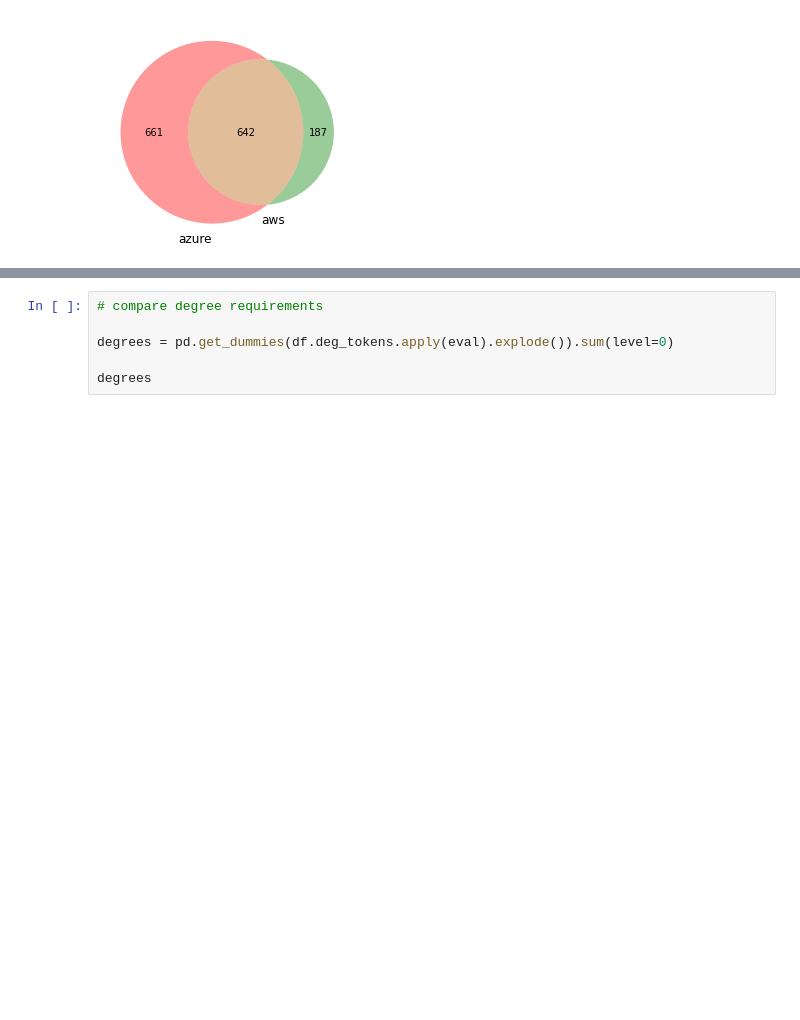
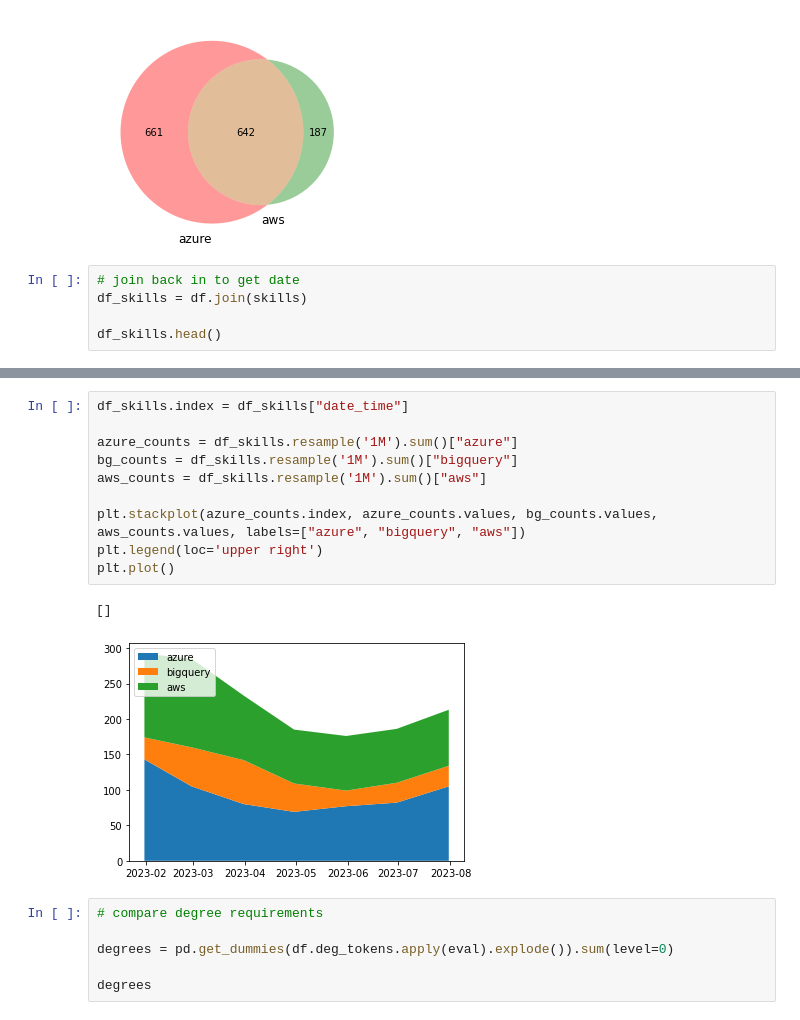
Before and after one commit to F-said/cert-quick-picks, a Jupyter notebook: mvp/eda.ipynb, the cells around one changed output, grey strips where cells are left out. Cells and saved outputs as stored; diff of their text form; blank space fills up the shorter version.

```diff
--- a/mvp/eda.ipynb
+++ b/mvp/eda.ipynb
@@ -192,3 +204,8 @@ venn2(subsets=counts2, set_labels = ("azure", "aws"))
 plt.show()
 # %% [output]
 [figure]
+# %%
+# join back in to get date
+df_skills = df.join(skills)
+
+df_skills.head()
@@ -195,3 +220,16 @@ plt.show()
+# %%
+df_skills.index = df_skills["date_time"]
+
+azure_counts = df_skills.resample('1M').sum()["azure"]
+bg_counts = df_skills.resample('1M').sum()["bigquery"]
+aws_counts = df_skills.resample('1M').sum()["aws"]
+
+plt.stackplot(azure_counts.index, azure_counts.values, bg_counts.values, aws_counts.values, labels=["azure", "bigquery", "aws"])
+plt.legend(loc='upper right')
+plt.plot()
+# %% [output]
+[]
+[figure, added]
 # %%
 # compare degree requirements
 
```
Also changed, not shown: parts of 2 cells of this notebook, 1 other file.
